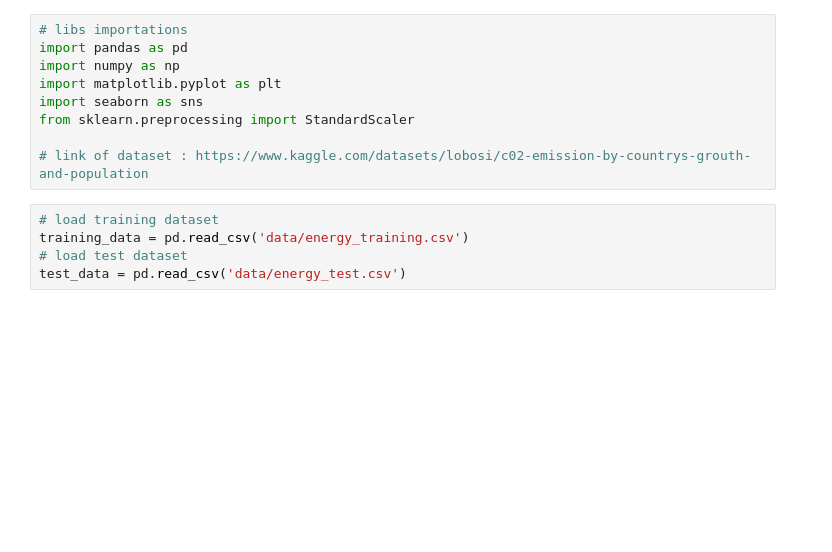
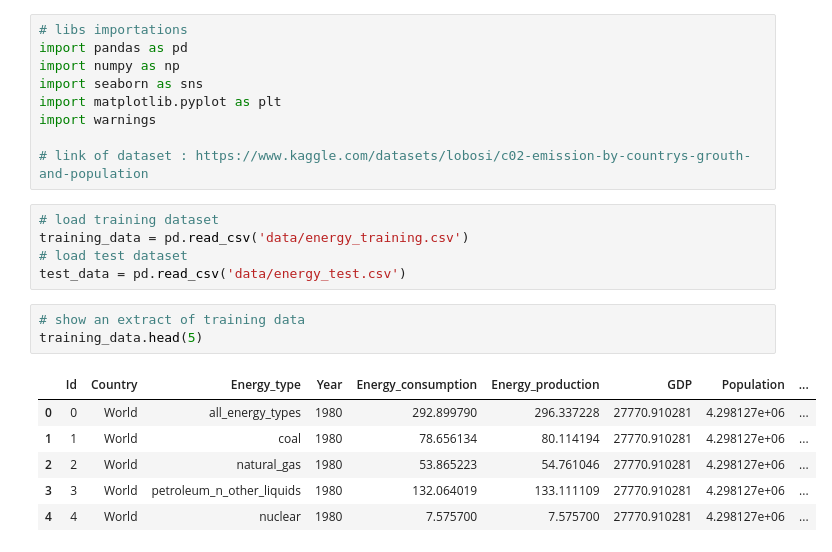
Before and after one commit to Ewnn/K-MeansClustering, a Jupyter notebook: main.ipynb, the cells around one changed output. Saved outputs shown, nothing was run; the diff lists cells and outputs as text; blank space fills up the shorter version.

```diff
--- a/main.ipynb
+++ b/main.ipynb
@@ -2,9 +2,9 @@
 # libs importations
 import pandas as pd
 import numpy as np
+import seaborn as sns
 import matplotlib.pyplot as plt
-import seaborn as sns
-from sklearn.preprocessing import StandardScaler
+import warnings
 
 # link of dataset : https://www.kaggle.com/datasets/lobosi/c02-emission-by-countrys-grouth-and-population
 # %%
@@ -12,3 +12,13 @@ from sklearn.preprocessing import StandardScaler
 training_data = pd.read_csv('data/energy_training.csv')
 # load test dataset
 test_data = pd.read_csv('data/energy_test.csv')
+# %%
+# show an extract of training data
+training_data.head(5)
+# %% [output]
+|  | Id | Country | Energy_type | Year | Energy_consumption | Energy_production | GDP | Population | ... |
+| 0 | 0 | World | all_energy_types | 1980 | 292.899790 | 296.337228 | 27770.910281 | 4.298127e+06 | ... |
+| 1 | 1 | World | coal | 1980 | 78.656134 | 80.114194 | 27770.910281 | 4.298127e+06 | ... |
+| 2 | 2 | World | natural_gas | 1980 | 53.865223 | 54.761046 | 27770.910281 | 4.298127e+06 | ... |
+| 3 | 3 | World | petroleum_n_other_liquids | 1980 | 132.064019 | 133.111109 | 27770.910281 | 4.298127e+06 | ... |
+| 4 | 4 | World | nuclear | 1980 | 7.575700 | 7.575700 | 27770.910281 | 4.298127e+06 | ... |
```
Also changed, not shown: parts of 17 cells of this notebook, 1 other file.
